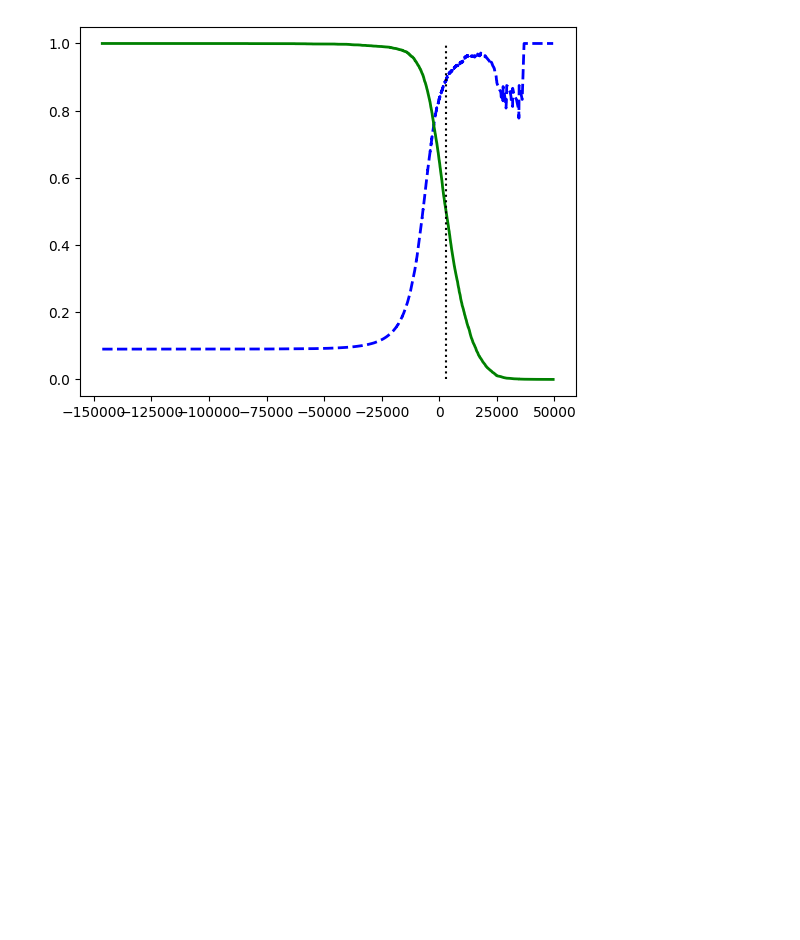
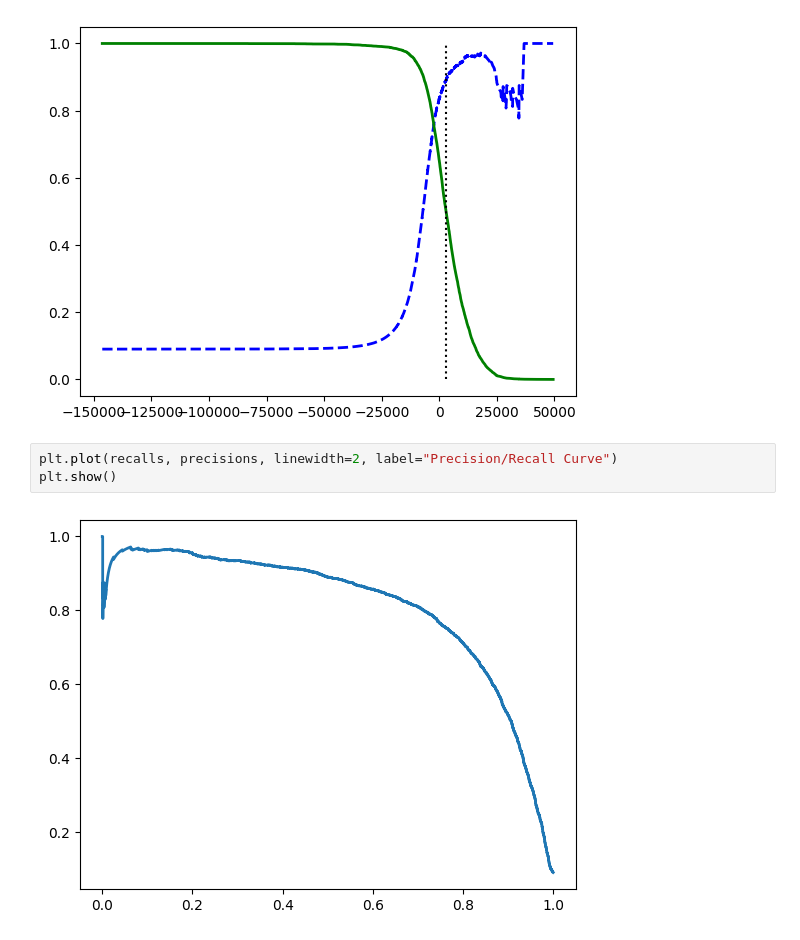
Before and after one commit to KennedyMungai/hands_on_machine_learning, a Jupyter notebook: classification.ipynb, the cells around one changed output. Drawn from its saved outputs; the diff is of its cells as text; blank space fills up the shorter version.

Commit message:
PLotted the Precision / Recall curve

```diff
--- a/classification.ipynb
+++ b/classification.ipynb
@@ -167,3 +167,8 @@ plt.vlines(threshold, 0, 1.0, "k", "dotted", label="threshold")
 plt.show()
 # %% [output]
 [figure]
+# %%
+plt.plot(recalls, precisions, linewidth=2, label="Precision/Recall Curve")
+plt.show()
+# %% [output]
+[figure, added]
```
